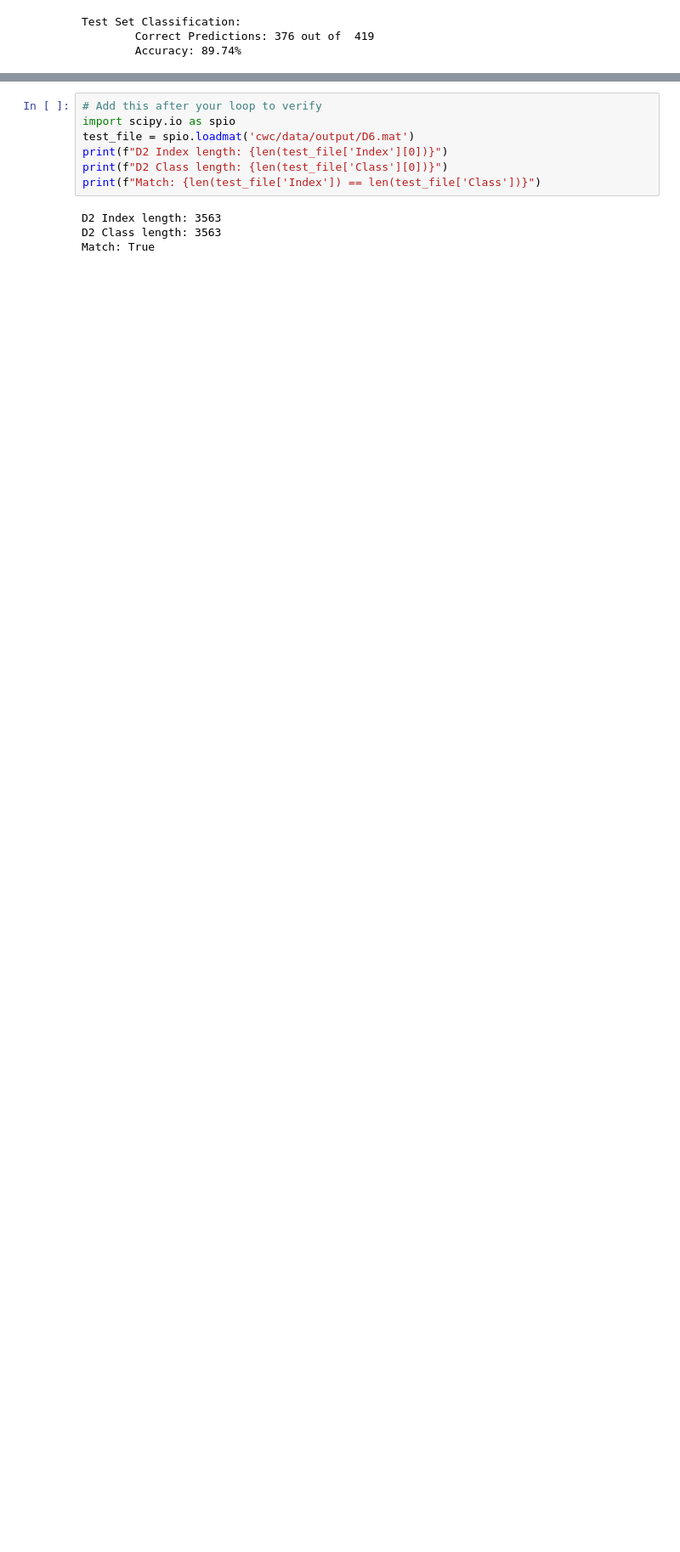
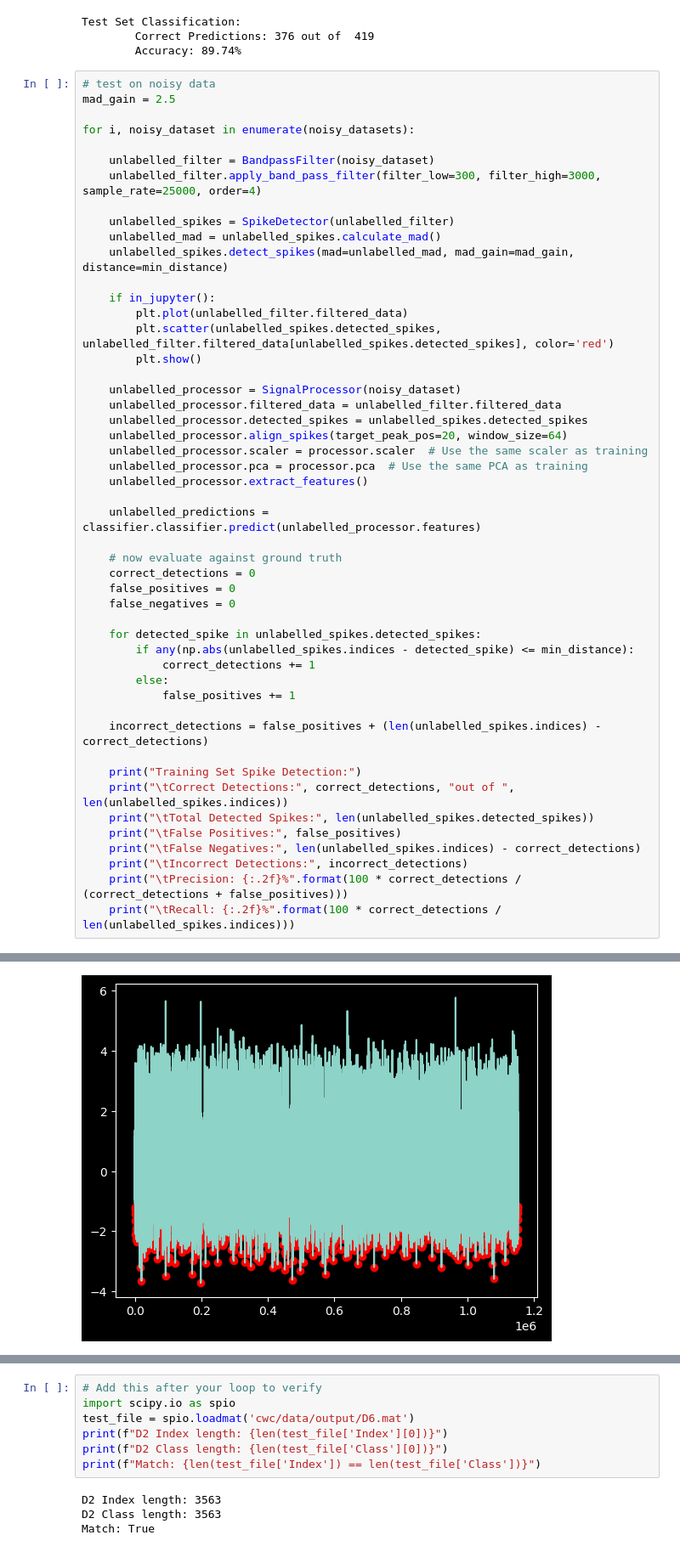
Before and after one commit to seb-hall/EE40098-Labs, a Jupyter notebook: cwc2.ipynb, the cells around one changed output, grey strips where cells are left out. Shown: that part at 85% size. Saved outputs shown, nothing was run; the diff lists cells and outputs as text; blank space fills up the shorter version.

```diff
--- a/cwc2.ipynb
+++ b/cwc2.ipynb
@@ -238,3 +277,53 @@ print("\tAccuracy: {:.2f}%".format(100 * correct_predictions / total_predictions
 Test Set Classification:
         Correct Predictions: 376 out of  419
         Accuracy: 89.74%
+# %%
+# test on noisy data
+mad_gain = 2.5
+
+for i, noisy_dataset in enumerate(noisy_datasets):
+
+    unlabelled_filter = BandpassFilter(noisy_dataset)
+    unlabelled_filter.apply_band_pass_filter(filter_low=300, filter_high=3000, sample_rate=25000, order=4)
+
+    unlabelled_spikes = SpikeDetector(unlabelled_filter)
+    unlabelled_mad = unlabelled_spikes.calculate_mad()
+    unlabelled_spikes.detect_spikes(mad=unlabelled_mad, mad_gain=mad_gain, distance=min_distance)
+
+    if in_jupyter():
+        plt.plot(unlabelled_filter.filtered_data)
+        plt.scatter(unlabelled_spikes.detected_spikes, unlabelled_filter.filtered_data[unlabelled_spikes.detected_spikes], color='red')
+        plt.show()
+
+    unlabelled_processor = SignalProcessor(noisy_dataset)
+    unlabelled_processor.filtered_data = unlabelled_filter.filtered_data
+    unlabelled_processor.detected_spikes = unlabelled_spikes.detected_spikes
+    unlabelled_processor.align_spikes(target_peak_pos=20, window_size=64)
+    unlabelled_processor.scaler = processor.scaler  # Use the same scaler as training
+    unlabelled_processor.pca = processor.pca  # Use the same PCA as training
+    unlabelled_processor.extract_features()
+
+    unlabelled_predictions = classifier.classifier.predict(unlabelled_processor.features)
+
+    # now evaluate against ground truth
+    correct_detections = 0
+    false_positives = 0
+    false_negatives = 0
+
+    for detected_spike in unlabelled_spikes.detected_spikes:
+        if any(np.abs(unlabelled_spikes.indices - detected_spike) <= min_distance):
+            correct_detections += 1
+        else:
+            false_positives += 1
+
+    incorrect_detections = false_positives + (len(unlabelled_spikes.indices) - correct_detections)
+
+    print("Training Set Spike Detection:")
+    print("\tCorrect Detections:", correct_detections, "out of ", len(unlabelled_spikes.indices))
+    print("\tTotal Detected Spikes:", len(unlabelled_spikes.detected_spikes))
+    print("\tFalse Positives:", false_positives)
+    print("\tFalse Negatives:", len(unlabelled_spikes.indices) - correct_detections)
+    print("\tIncorrect Detections:", incorrect_detections)
+    print("\tPrecision: {:.2f}%".format(100 * correct_detections / (correct_detections + false_positives)))
+    print("\tRecall: {:.2f}%".format(100 * correct_detections / len(unlabelled_spikes.indices)))
+# %% [output]
@@ -240,0 +331 @@ Test Set Classification:
+[figure, added]
```
Also changed, not shown: parts of 3 cells of this notebook, 10 other files.
